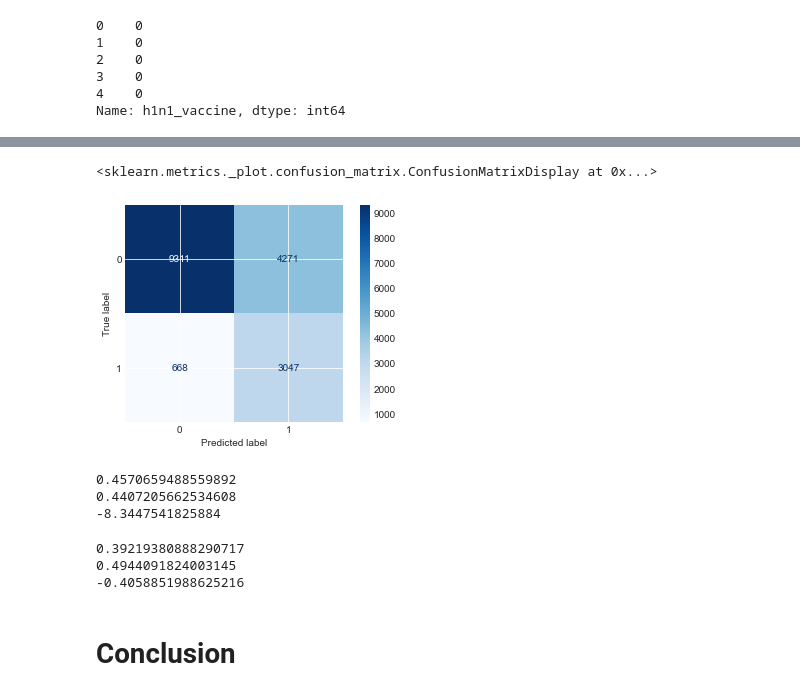
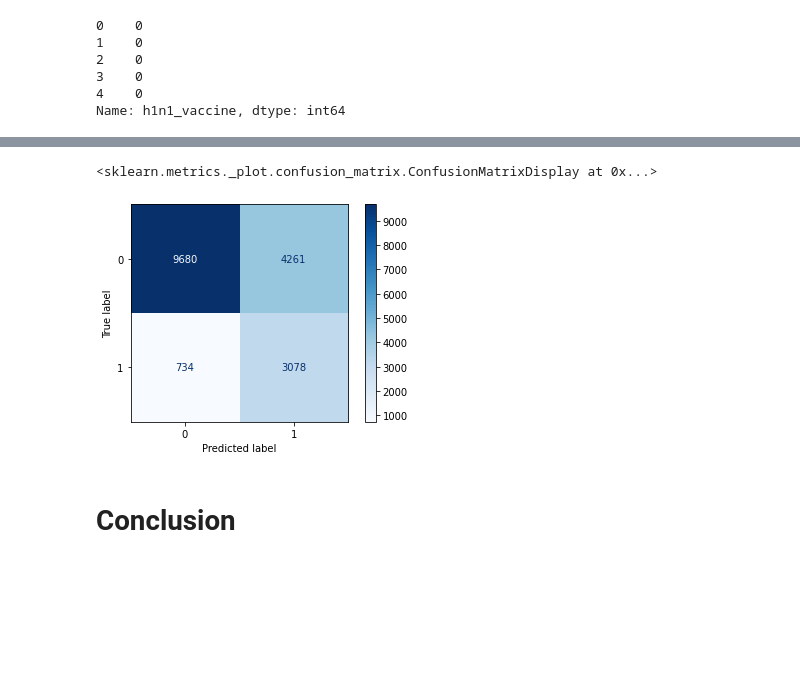
Before and after one commit to johnlocke333/h1n1_flu_analysis, a Jupyter notebook: notebook.ipynb, the cells around one changed output, grey strips where cells are left out. Saved outputs shown, nothing was run; the diff lists cells and outputs as text; code cells hidden in the pictures; blank space fills up the shorter version.

Commit message:
looking at best performing model and hyperparameter tuning

```diff
--- a/notebook.ipynb
+++ b/notebook.ipynb
@@ -358,2 +345,0 @@ vaccine.drop(columns=encoded_cols,inplace = True)
-# %%
-vaccine = pd.concat([vaccine, encoded_vaccine], axis=1)
@@ -406,0 +382,4 @@ Test percent:  0.21473158551810237
+# %%
+X_train = encoding(X_train)
+X_valid = encoding(X_valid)
+X_hold_out = encoding(X_hold_out)
@@ -462,0 +544,21 @@ from sklearn.metrics import f1_score
+# %%
+logreg_model = LogisticRegression(max_iter=200, random_state=42, C=1, class_weight='balanced',solver='lbfgs')
+logreg_model.fit(X_train,y_train)
+
+
+# Use cross_val_score with scoring="recall" or "f1" to evaluate the model
+# on X_train and y_train
+
+baseline_recall_logreg = cross_validate(logreg_model, X_train, y_train, scoring="recall", return_train_score=True)
+baseline_recall_logreg_val = cross_validate(logreg_model, X_valid, y_valid, scoring="recall", return_train_score=True)
+#baseline_f1_logreg = cross_val_score(baseline_model, X_train, y_train, scoring="f1")
+
+
+
+print(np.mean(baseline_recall_logreg['test_score']))
+print(np.mean(baseline_recall_logreg['train_score']))
+print('/n')
+print(np.mean(baseline_recall_logreg_val['test_score']))
+print(np.mean(baseline_recall_logreg_val['train_score']))
+
+#print(np.mean(baseline_f1_logreg))
@@ -463,5 +571,5 @@ from sklearn.metrics import f1_score
 # %%
-y_pred_new_threshold = (baseline_model.predict_proba(X_train)[:, 1] >= 0.15).astype(int)
+y_pred_new_threshold = (logreg_model.predict_proba(X_train)[:, 1] >= 0.45).astype(int)
 # %%
 print("Recall:  ", recall_score(y_train, y_pred_new_threshold))
 print("f1:  ", f1_score(y_train, y_pred_new_threshold))
@@ -484,45 +590,12 @@ Confusion Matrix:
 # %%
 from sklearn.metrics import ConfusionMatrixDisplay
+import matplotlib.pyplot as plt
 
-disp = ConfusionMatrixDisplay(confusion_matrix=cnf_matrix, display_labels=model_log.classes_)
+disp = ConfusionMatrixDisplay(confusion_matrix=cnf_matrix, display_labels=logreg_model.classes_)
 disp.plot(cmap=plt.cm.Blues)
 # %% [output]
 <sklearn.metrics._plot.confusion_matrix.ConfusionMatrixDisplay at 0x...>
-[figure, old version]
+[figure, new version]
-# %%
-dt = DecisionTreeClassifier()
-dt.fit(X_train, y_train)
-
-# Use cross_val_score with scoring="recall" or "f1" to evaluate the model
-# on X_train and y_train
-baseline_recall_dt = cross_val_score(dt, X_train, y_train, scoring="recall")
-baseline_f1_dt = cross_val_score(dt, X_train, y_train, scoring="f1")
-baseline_loss_dt = cross_val_score(dt, X_train, y_train, scoring="neg_log_loss")
-
-print(np.mean(baseline_recall_dt))
-print(np.mean(baseline_f1_dt))
-print(np.mean(baseline_loss_dt))
-# %% [output]
-0.4570659488559892
-0.4407205662534608
--8.3447541825884
-# %%
-from sklearn.ensemble import RandomForestClassifier
-
-rfc = RandomForestClassifier()
-rfc.fit(X_train, y_train)
-
-baseline_recall_rfc = cross_val_score(rfc, X_train, y_train, scoring="recall")
-baseline_f1_rfc = cross_val_score(rfc, X_train, y_train, scoring="f1")
-baseline_loss_rfc = cross_val_score(rfc, X_train, y_train, scoring="neg_log_loss")
-
-print(np.mean(baseline_recall_rfc))
-print(np.mean(baseline_f1_rfc))
-print(np.mean(baseline_loss_rfc))
-# %% [output]
-0.39219380888290717
-0.4944091824003145
--0.4058851988625216
 # %% [markdown]
 # Conclusion
 # %% [markdown]
```
Also changed, not shown: parts of 32 cells of this notebook.
